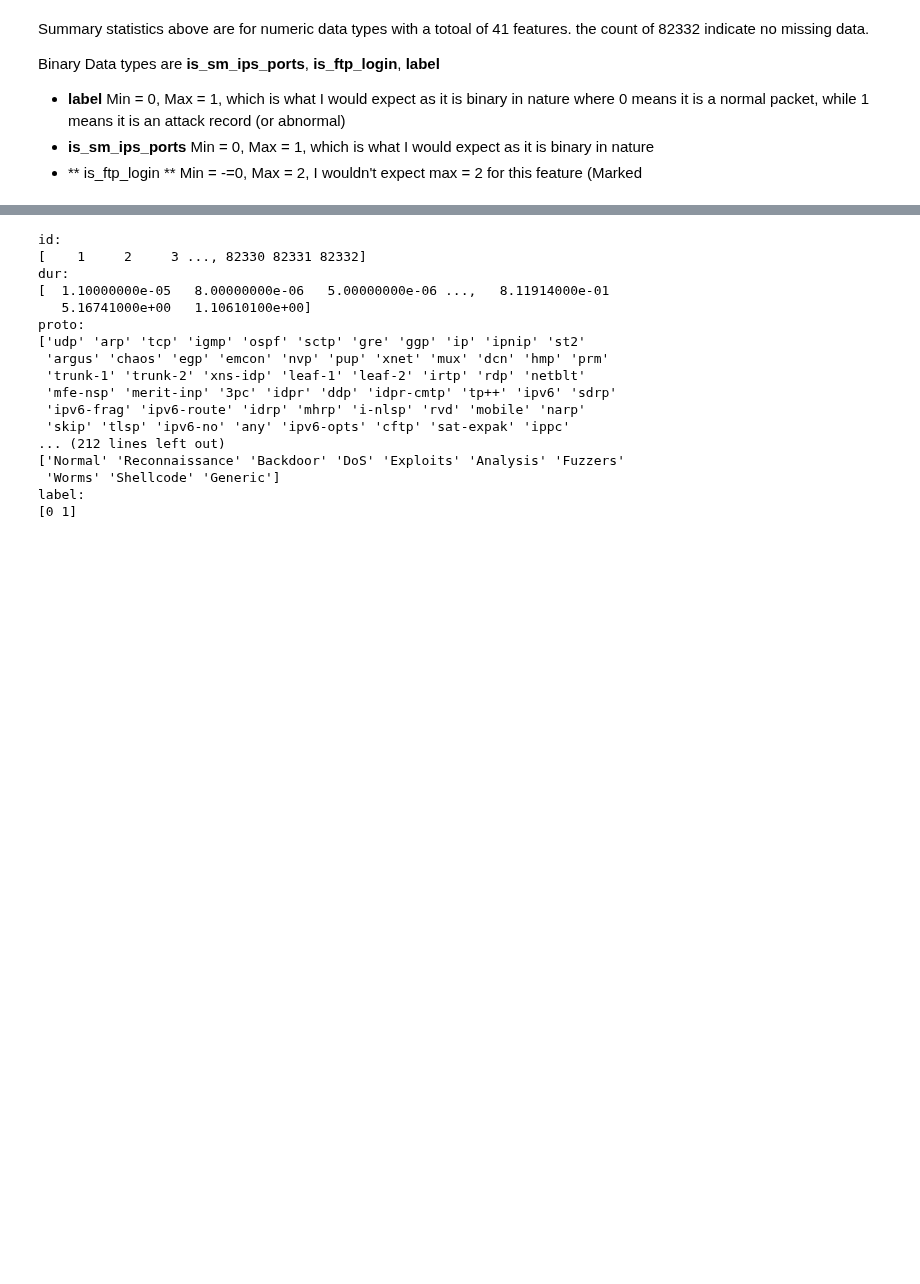
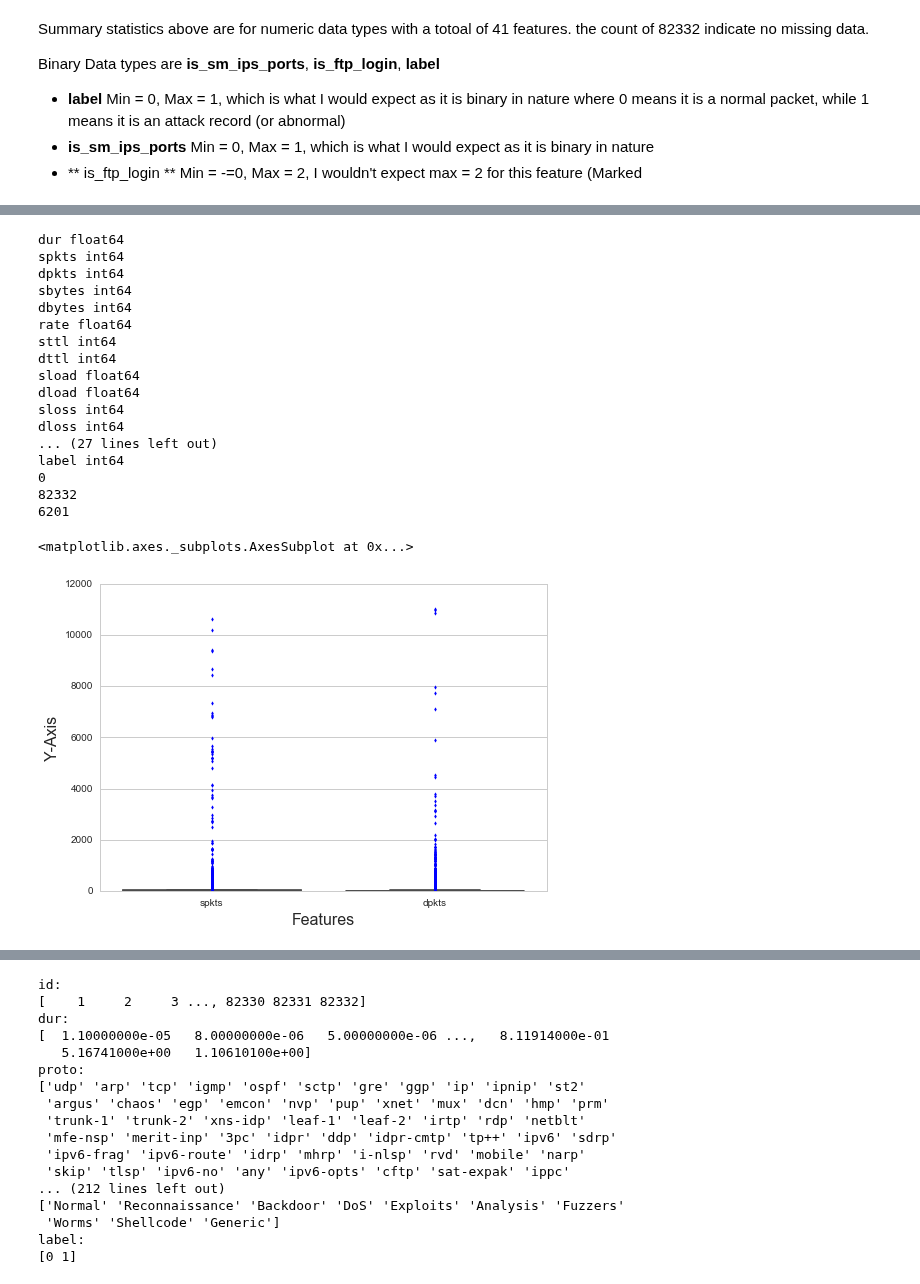
Before and after one commit to Dangerbotz/network_intrusion_detection_system, a Jupyter notebook: peter_detection_system.ipynb, the cells around one changed output, grey strips where cells are left out. Drawn from its saved outputs; the diff is of its cells as text; code cells hidden in the pictures; blank space fills up the shorter version.

Commit message:
Added some box plots and histograms that follwed outlier code

```diff
--- a/peter_detection_system.ipynb
+++ b/peter_detection_system.ipynb
@@ -125,0 +142,64 @@ df.describe(include=['O']) # summary statistics on the categrical data types in
+# %%
+# this could be useful http://stackoverflow.com/questions/24901766/python-how-to-get-column-names-from-pandas-dataframe-but-only-for-continuous
+df2 = df.copy(deep=True)
+df2.drop('id', axis=1, inplace=True) # 1 is the axis number ( 0 for rows 1 for columns), dropping id as it doesn't make sense to plot outliers for that column
+for col in df2.columns:
+    if(df2[col].dtype == np.float64 or df2[col].dtype == np.int64):
+        # do something
+        print df2[col].name + " " + str(df[col].dtype)
+
+
+# using += 1.5 IQR to determine outliers from continous/oridnal numbers.
+col_rate = df_desc_table['rate']
+df_sub2 =df[['rate']]
+#type(df_desc_table)
+#type(col_rate) # pandas.core.series.Series
+#col_rate
+#df_desc_table.keys()
+q1 = df_desc_table.iloc[4]['rate']  # 6 = 25% row of description table or Q1
+q3 = df_desc_table.iloc[6]['rate']  # 6 = 75% row of description table or Q3
+iqr = q3 - q1
+upper_outlier_threshold = q3 + (1.5 * iqr)
+lower_outlier_threshold = q1 - (1.5 * iqr)
+#df_desc_table.get_values()
+#ol_rate[np.abs(col_rate) > 2]
+# http://stackoverflow.com/questions/22697773/how-to-check-the-dtype-of-a-column-in-python-pandas
+#df_info = df.info()
+#type(df_info) # NoneType
+# type(df.columns) # pandas.core.index.Index
+col_index = df.columns
+col_index.get_values() # Returns an array of column names
+col = df['rate']
+lower_outliers = col[col < lower_outlier_threshold]
+upper_outliers = col[col > upper_outlier_threshold]
+print len(lower_outliers)
+print len(col)
+print len(upper_outliers)
+# according to this link , outliers do not show when you use seaborn: http://stackoverflow.com/questions/28908003/matplotlib-box-plot-fliers-not-showing
+# sns.boxplot (data_to_plot, ax=ax)
+#df.boxplot(column='rate', return_type='axes')  #
+#Set up the graph parameters
+sns.set(context='notebook', style='whitegrid')
+sns.axlabel(xlabel="Features", ylabel="Y-Axis", fontsize=16)
+sns.boxplot(data=df[['spkts', 'dpkts']] , fliersize=3) # api: https://stanford.edu/~mwaskom/software/seaborn/generated/seaborn.boxplot.html
+#df_info.iloc[0][4]
+# %% [output]
+dur float64
+spkts int64
+dpkts int64
+sbytes int64
+dbytes int64
+rate float64
+sttl int64
+dttl int64
+sload float64
+dload float64
+sloss int64
+dloss int64
+... (27 lines left out)
+label int64
+0
+82332
+6201
+<matplotlib.axes._subplots.AxesSubplot at 0x...>
+[figure, added]
```
Also changed, not shown: parts of 18 cells of this notebook.
